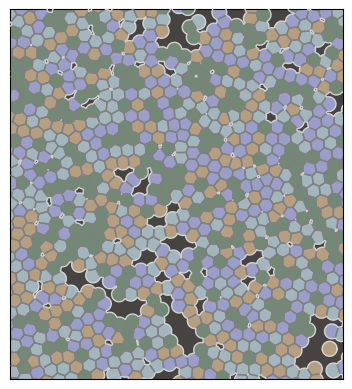
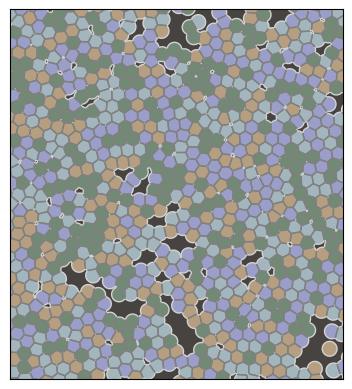
Code edit (unified diff) that turned the first committed figure into the second:
--- before
+++ after
@@ -1,3 +1,9 @@
-ax = custom_plot_2d(pts, cell_colors, diag, r=radius)
+fig, ax = plt.subplots()
+
+# ax = custom_plot_2d(pts, cell_colors, diag, r=radius)
+visualize_2d(pts, diag, r=radius, ax=ax, 
+             cell_colors=cell_colors, fill_alpha=1, 
+             straight_colors="gray", arc_colors="lightgray",
+             auto_adjust_bounds=False)
 
 ax.tick_params(axis='both', length=0, labelbottom=False, labelleft=False)

Commit: :sparkles: Update code and notebooks using the standalone plotting utility